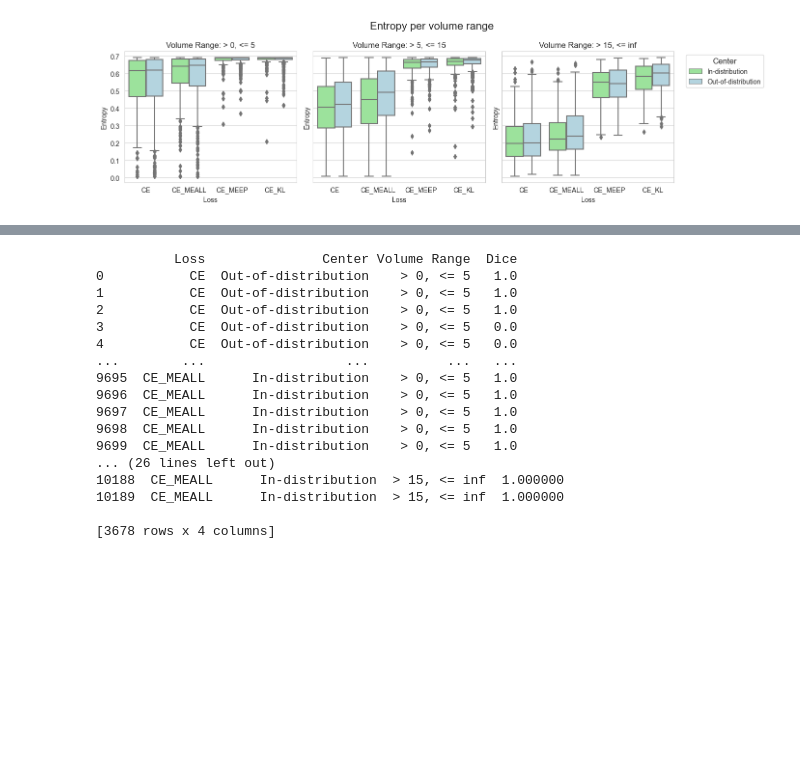
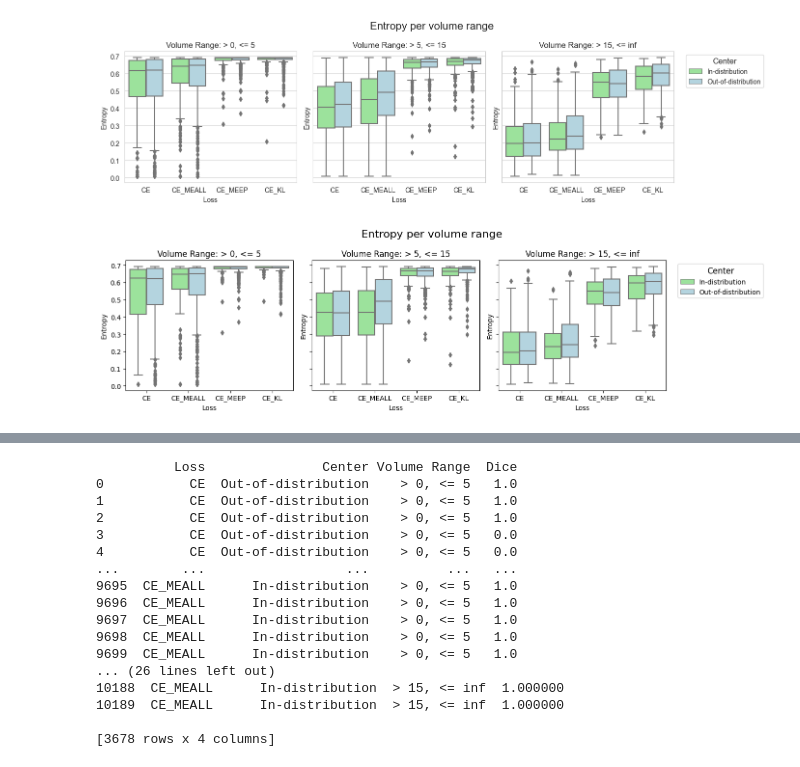
Before and after one commit to vfmatzkin/wmh-mc-seg, a Jupyter notebook: notebooks/main/CE_grouped.ipynb, the cells around one changed output, grey strips where cells are left out. Drawn from its saved outputs; the diff is of its cells as text; code cells hidden in the pictures; blank space fills up the shorter version.

```diff
--- a/notebooks/main/CE_grouped.ipynb
+++ b/notebooks/main/CE_grouped.ipynb
@@ -1527,3 +1042,7 @@ def entropy_volume_ranges(plot_data,
 df = entropy_volume_ranges(plot_data, volume_ranges)
 # %% [output]
 [figure]
+# %%
+df = entropy_volume_ranges(plot_data, volume_ranges)
+# %% [output]
+[figure, added]
```
Also changed, not shown: parts of 42 cells of this notebook, 5 other files.
